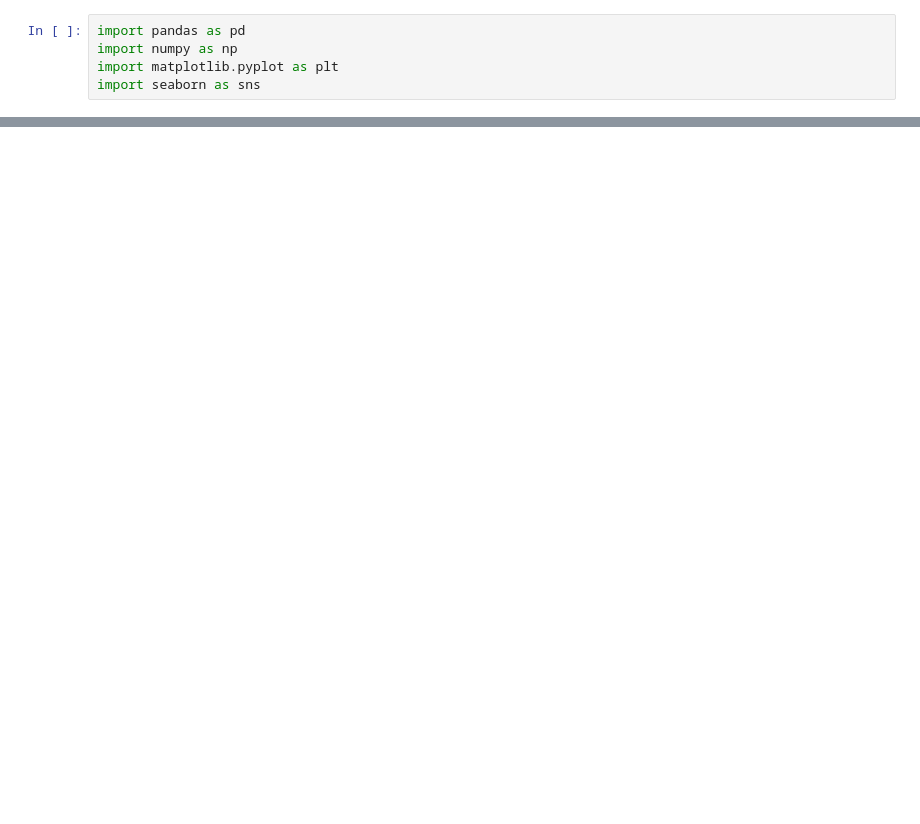
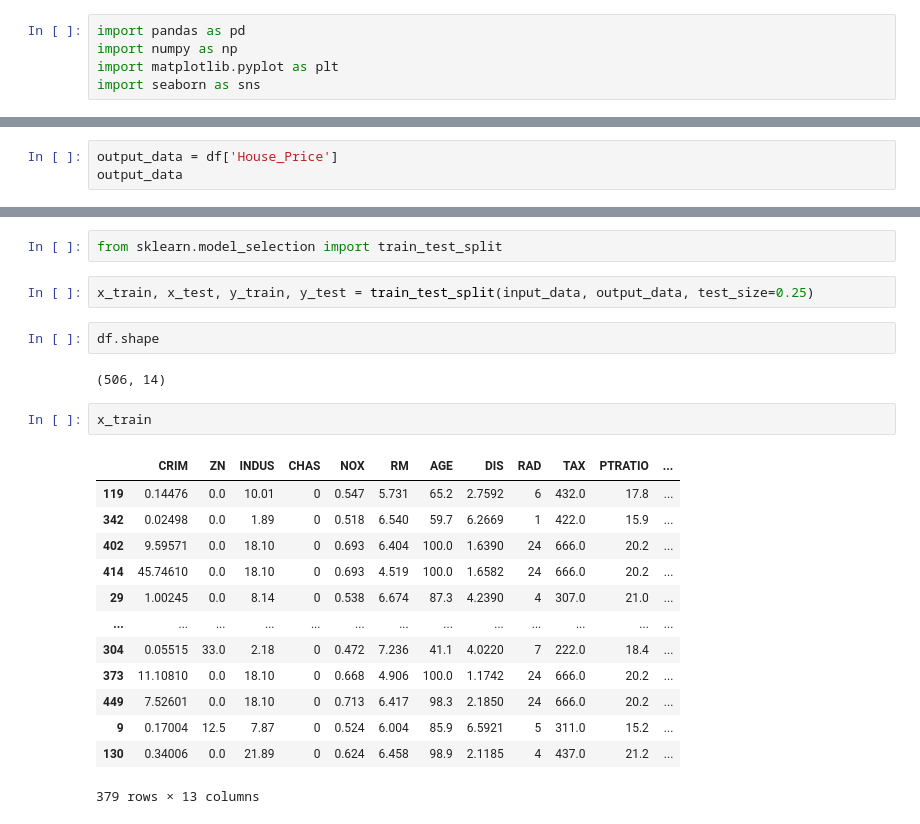
Before and after one commit to RanaTalha04/Machine-Learning-Practice, a Jupyter notebook: Supervised Learning/Train_test_split.ipynb, the cells around one changed output, grey strips where cells are left out. Cells and saved outputs as stored; diff of their text form; blank space fills up the shorter version.

```diff
--- a/Supervised Learning/Train_test_split.ipynb
+++ b/Supervised Learning/Train_test_split.ipynb
@@ -9,0 +48,3 @@ FileNotFoundError: [Errno 2] No such file or directory: 'DataSet/housing.csv'
+# %%
+output_data = df['House_Price']
+output_data
@@ -9,0 +64,24 @@ FileNotFoundError: [Errno 2] No such file or directory: 'DataSet/housing.csv'
+# %%
+from sklearn.model_selection import train_test_split
+# %%
+x_train, x_test, y_train, y_test = train_test_split(input_data, output_data, test_size=0.25)
+# %%
+df.shape
+# %% [output]
+(506, 14)
+# %%
+x_train
+# %% [output]
+|  | CRIM | ZN | INDUS | CHAS | NOX | RM | AGE | DIS | RAD | TAX | PTRATIO | ... |
+| 119 | 0.14476 | 0.0 | 10.01 | 0 | 0.547 | 5.731 | 65.2 | 2.7592 | 6 | 432.0 | 17.8 | ... |
+| 342 | 0.02498 | 0.0 | 1.89 | 0 | 0.518 | 6.540 | 59.7 | 6.2669 | 1 | 422.0 | 15.9 | ... |
+| 402 | 9.59571 | 0.0 | 18.10 | 0 | 0.693 | 6.404 | 100.0 | 1.6390 | 24 | 666.0 | 20.2 | ... |
+| 414 | 45.74610 | 0.0 | 18.10 | 0 | 0.693 | 4.519 | 100.0 | 1.6582 | 24 | 666.0 | 20.2 | ... |
+| 29 | 1.00245 | 0.0 | 8.14 | 0 | 0.538 | 6.674 | 87.3 | 4.2390 | 4 | 307.0 | 21.0 | ... |
+| ... | ... | ... | ... | ... | ... | ... | ... | ... | ... | ... | ... | ... |
+| 304 | 0.05515 | 33.0 | 2.18 | 0 | 0.472 | 7.236 | 41.1 | 4.0220 | 7 | 222.0 | 18.4 | ... |
+| 373 | 11.10810 | 0.0 | 18.10 | 0 | 0.668 | 4.906 | 100.0 | 1.1742 | 24 | 666.0 | 20.2 | ... |
+| 449 | 7.52601 | 0.0 | 18.10 | 0 | 0.713 | 6.417 | 98.3 | 2.1850 | 24 | 666.0 | 20.2 | ... |
+| 9 | 0.17004 | 12.5 | 7.87 | 0 | 0.524 | 6.004 | 85.9 | 6.5921 | 5 | 311.0 | 15.2 | ... |
+| 130 | 0.34006 | 0.0 | 21.89 | 0 | 0.624 | 6.458 | 98.9 | 2.1185 | 4 | 437.0 | 21.2 | ... |
+379 rows × 13 columns
```
Also changed, not shown: parts of 6 cells of this notebook.
